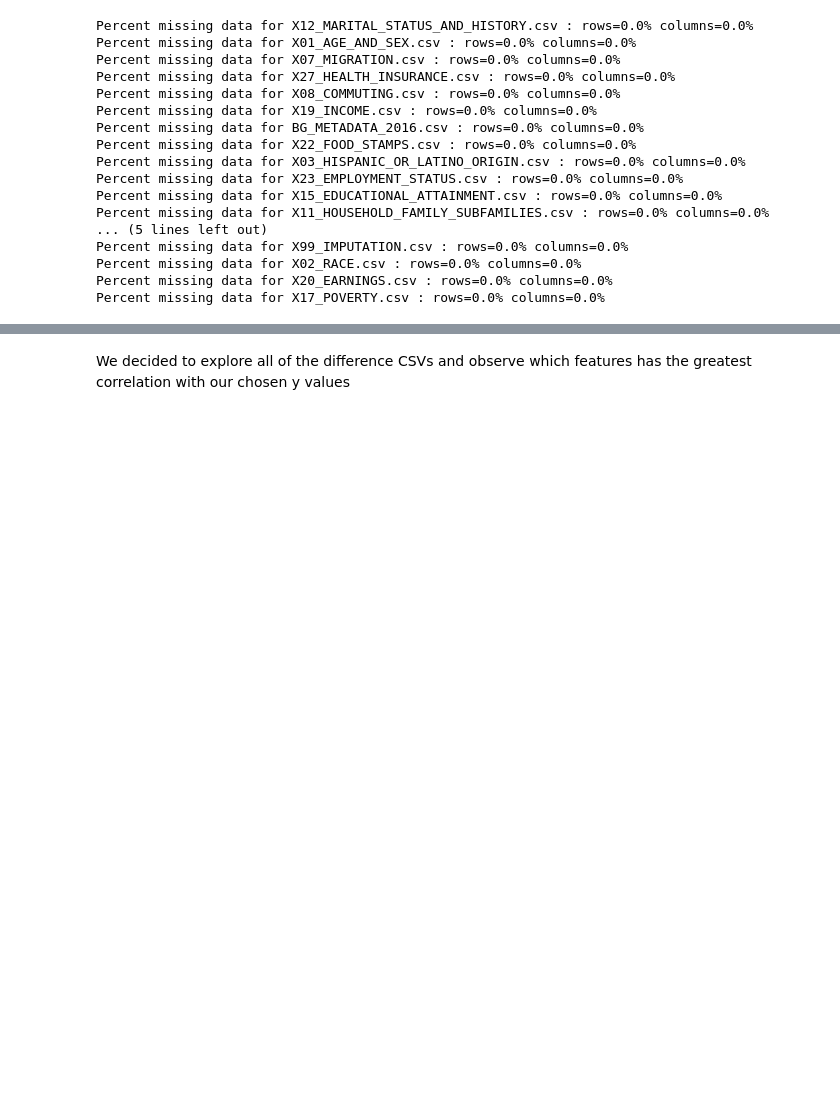
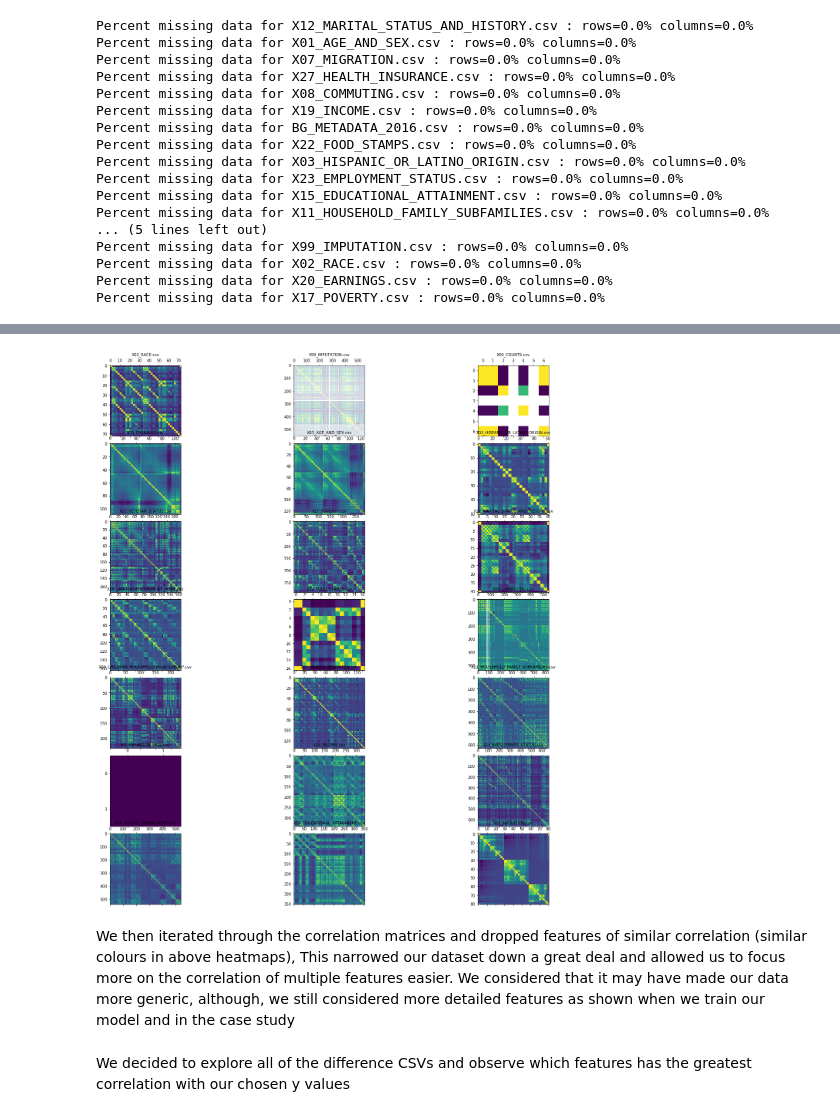
Before and after one commit to Tiger-Cross/AIHack18, a Jupyter notebook: notebooks/report.ipynb, the cells around one changed output, grey strips where cells are left out. Cells and saved outputs as stored; diff of their text form; code cells hidden in the pictures; blank space fills up the shorter version.

```diff
--- a/notebooks/report.ipynb
+++ b/notebooks/report.ipynb
@@ -219,7 +228,3 @@ Percent missing data for X99_IMPUTATION.csv : rows=0.0% columns=0.0%
 Percent missing data for X02_RACE.csv : rows=0.0% columns=0.0%
 Percent missing data for X20_EARNINGS.csv : rows=0.0% columns=0.0%
 Percent missing data for X17_POVERTY.csv : rows=0.0% columns=0.0%
-# %%
-for (name, df) in dfs_no_na.items():
-    df.to_csv(data_folder / "processed" / name)
-    print(f"Saved {name}")
@@ -246,2 +239,25 @@ Saved X17_POVERTY.csv
+# %%
+processed_data_folder = Path("../data/processed")
+# %%
+def plot_corr_matrices(data_path):
+    fig, axarr = plt.subplots(7,3, figsize=(20, 20))
+    fig.tight_layout()
+
+    ## Takes a loooong time to run
+    for i, f in enumerate(os.listdir(str(data_path))):
+        df = pd.read_csv(data_path/f)
+        row = i // 3
+        col = i % 3
+        ax = axarr[row, col]
+        ax.matshow(df.corr())
+        ax.set_title(f, fontsize=10, pad=25)
+    fig.subplots_adjust(wspace=0.1, hspace=0.1)
+    plt.show()
+
+plot_corr_matrices(processed_data_folder)
+# %% [output]
+[figure, added]
+# %% [markdown]
+We then iterated through the correlation matrices and dropped features of similar correlation (similar colours in above heatmaps), This narrowed our dataset down a great deal and allowed us to focus more on the correlation of multiple features easier. We considered that it may have made our data more generic, although, we still considered more detailed features as shown when we train our model and in the case study
 # %% [markdown]
 We decided to explore all of the difference CSVs and observe which features has the greatest correlation with our chosen y values
```
Also changed, not shown: parts of 9 cells of this notebook, 1 other file.
